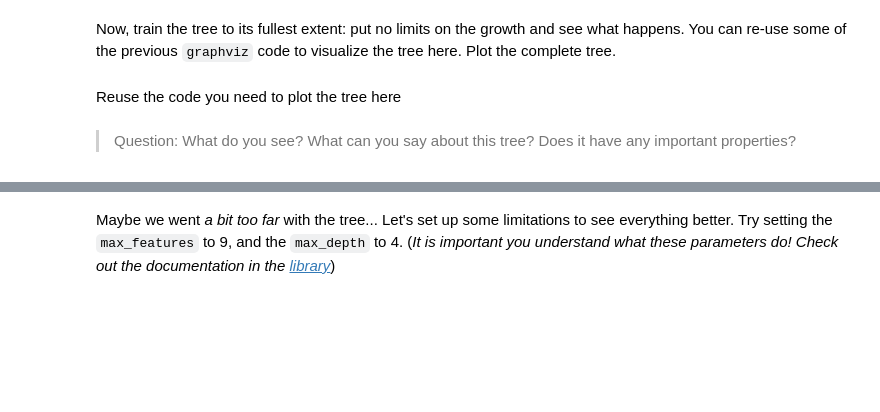
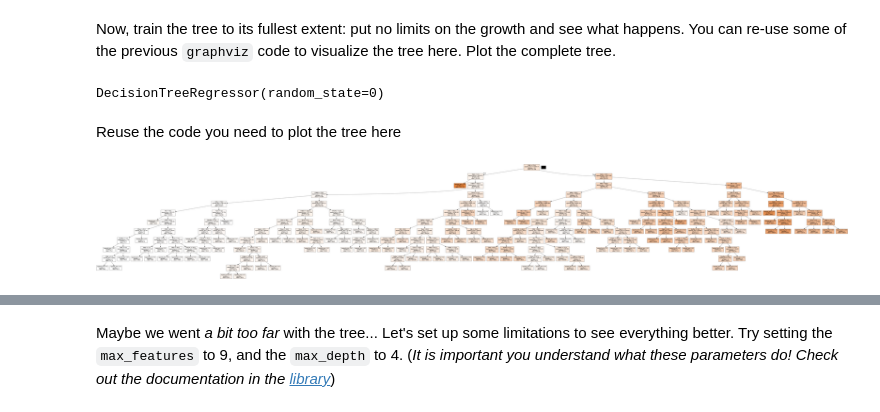
Before and after one commit to ICAI-IMAT-ML/p2-8-berasteguip, a Jupyter notebook: notebook/Lab2_8_Trees.ipynb, the cells around one changed output, grey strips where cells are left out. Drawn from its saved outputs; the diff is of its cells as text; code cells hidden in the pictures; blank space fills up the shorter version.

```diff
--- a/notebook/Lab2_8_Trees.ipynb
+++ b/notebook/Lab2_8_Trees.ipynb
@@ -84,7 +117,6 @@ plt.ylim(ymin=-5)
 Now, for the previous part we limited the growth of the tree so that we recovered a simple (but easily interpretable) tree. Now we will go all-out: we will construct a more exhaustive tree using different variables. For this particular case, let us use **all variables except** `League`, `Division`, `NewLeague` and `Salary` as independent variables to predict, precisely, the `Salary` value.
 # %%
 # Construct the input variable dataset
-X = # TODO
-
+X = hitters.drop(columns=['Player', 'League', 'Division', 'NewLeague', 'Salary'])
 # Print the column names to check
 print(X.columns)
@@ -92,12 +129,14 @@ print(X.columns)
 We will now perform the train/test split, but we will do it so that the proportion of train and test examples is $50\%$ (that is, train and test consist on $50\%$ of the datapoints).
 # %%
 # Perform the train-test split here. Do it so that the
-x_train, x_test, y_train, y_test = train_test_split(None, None, None, None) # TODO: Fill the NAs, fixing also the random_state to 0 for reproducibility
+x_train, x_test, y_train, y_test = train_test_split(X, y, test_size=0.5, random_state=0)
 # %% [markdown]
 Now, train the tree to its fullest extent: put no limits on the growth and see what happens. You can re-use some of the previous `graphviz` code to visualize the tree here. Plot the complete tree.
 # %%
 # Train the tree without limits to its growth (random_state = 0)
-unlimited_tree_regressor = # TODO
-unlimited_tree_regressor.fit(None, None) # TODO
+unlimited_tree_regressor = DecisionTreeRegressor(random_state=0)
+unlimited_tree_regressor.fit(x_train, y_train)
+# %% [output]
+DecisionTreeRegressor(random_state=0)
 # %% [markdown]
 Reuse the code you need to plot the tree here
@@ -106,3 +143,13 @@ Reuse the code you need to plot the tree here
-# %% [markdown]
-
-> Question: What do you see? What can you say about this tree? Does it have any important properties?
+# %%
+dot_data = StringIO()
+export_graphviz(unlimited_tree_regressor,
+                out_file=dot_data,
+                feature_names=['AtBat', 'Hits', 'HmRun', 'Runs', 'RBI', 'Walks', 'Years', 'CAtBat', 'CHits', 'CHmRun', 'CRuns', 'CRBI', 'CWalks', 'PutOuts', 'Assists', 'Errors'],
+                filled=True,
+                class_names=None)
+
+graph = pydotplus.graph_from_dot_data(dot_data.getvalue())
+
+Image(graph.create_png())
+# %% [output]
+[figure, added]
```
Also changed, not shown: parts of 11 cells of this notebook, 1 other file.
